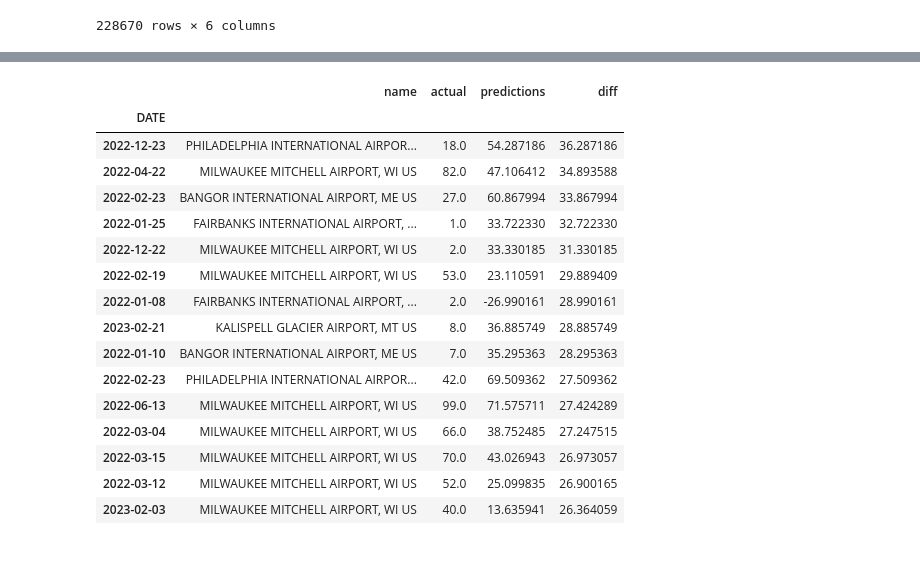
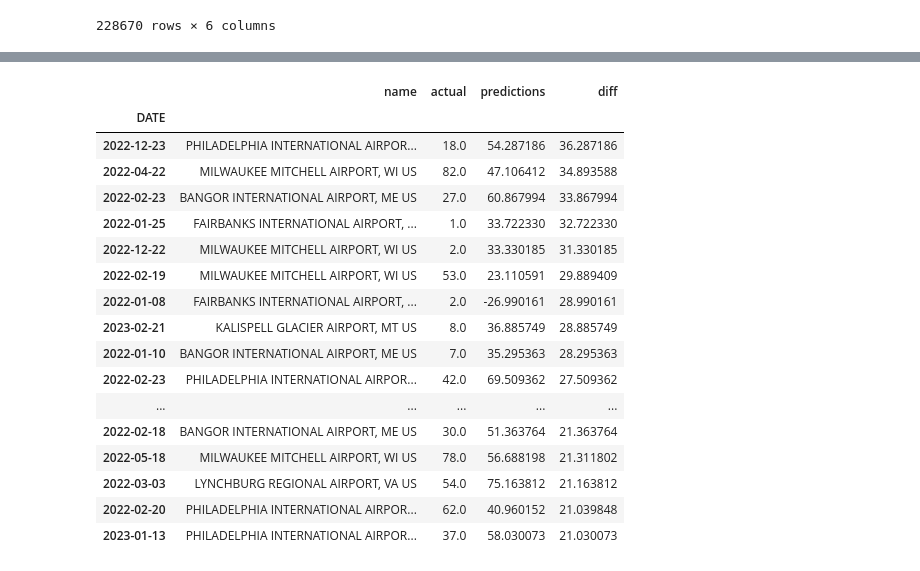
Before and after one commit to Reed-Carter/Weather_Forcaster, a Jupyter notebook: weather.ipynb, the cells around one changed output, grey strips where cells are left out. Saved outputs shown, nothing was run; the diff lists cells and outputs as text; code cells hidden in the pictures.

```diff
--- a/weather.ipynb
+++ b/weather.ipynb
@@ -331,22 +334,24 @@ max_min           -0.200918
 Name: target_temp_max, dtype: float64
 # %%
+#find values that the model predicted incorectly
 combined_df['diff'] = (combined_df['actual']-combined_df['predictions']).abs()
-combined_df.sort_values('diff', ascending=False).head(15)
+combined_df.sort_values('diff', ascending=False).head(50)
 # %% [output]
 |  | name | actual | predictions | diff |
 | DATE |  |  |  |  |
 | 2022-12-23 | PHILADELPHIA INTERNATIONAL AIRPOR... | 18.0 | 54.287186 | 36.287186 |
 | 2022-04-22 | MILWAUKEE MITCHELL AIRPORT, WI US | 82.0 | 47.106412 | 34.893588 |
 | 2022-02-23 | BANGOR INTERNATIONAL AIRPORT, ME US | 27.0 | 60.867994 | 33.867994 |
 | 2022-01-25 | FAIRBANKS INTERNATIONAL AIRPORT, ... | 1.0 | 33.722330 | 32.722330 |
 | 2022-12-22 | MILWAUKEE MITCHELL AIRPORT, WI US | 2.0 | 33.330185 | 31.330185 |
 | 2022-02-19 | MILWAUKEE MITCHELL AIRPORT, WI US | 53.0 | 23.110591 | 29.889409 |
 | 2022-01-08 | FAIRBANKS INTERNATIONAL AIRPORT, ... | 2.0 | -26.990161 | 28.990161 |
 | 2023-02-21 | KALISPELL GLACIER AIRPORT, MT US | 8.0 | 36.885749 | 28.885749 |
 | 2022-01-10 | BANGOR INTERNATIONAL AIRPORT, ME US | 7.0 | 35.295363 | 28.295363 |
 | 2022-02-23 | PHILADELPHIA INTERNATIONAL AIRPOR... | 42.0 | 69.509362 | 27.509362 |
-| 2022-06-13 | MILWAUKEE MITCHELL AIRPORT, WI US | 99.0 | 71.575711 | 27.424289 |
-| 2022-03-04 | MILWAUKEE MITCHELL AIRPORT, WI US | 66.0 | 38.752485 | 27.247515 |
-| 2022-03-15 | MILWAUKEE MITCHELL AIRPORT, WI US | 70.0 | 43.026943 | 26.973057 |
-| 2022-03-12 | MILWAUKEE MITCHELL AIRPORT, WI US | 52.0 | 25.099835 | 26.900165 |
-| 2023-02-03 | MILWAUKEE MITCHELL AIRPORT, WI US | 40.0 | 13.635941 | 26.364059 |
+| ... | ... | ... | ... | ... |
+| 2022-02-18 | BANGOR INTERNATIONAL AIRPORT, ME US | 30.0 | 51.363764 | 21.363764 |
+| 2022-05-18 | MILWAUKEE MITCHELL AIRPORT, WI US | 78.0 | 56.688198 | 21.311802 |
+| 2022-03-03 | LYNCHBURG REGIONAL AIRPORT, VA US | 54.0 | 75.163812 | 21.163812 |
+| 2022-02-20 | PHILADELPHIA INTERNATIONAL AIRPOR... | 62.0 | 40.960152 | 21.039848 |
+| 2023-01-13 | PHILADELPHIA INTERNATIONAL AIRPOR... | 37.0 | 58.030073 | 21.030073 |
```
Also changed, not shown: parts of 2 cells of this notebook.
